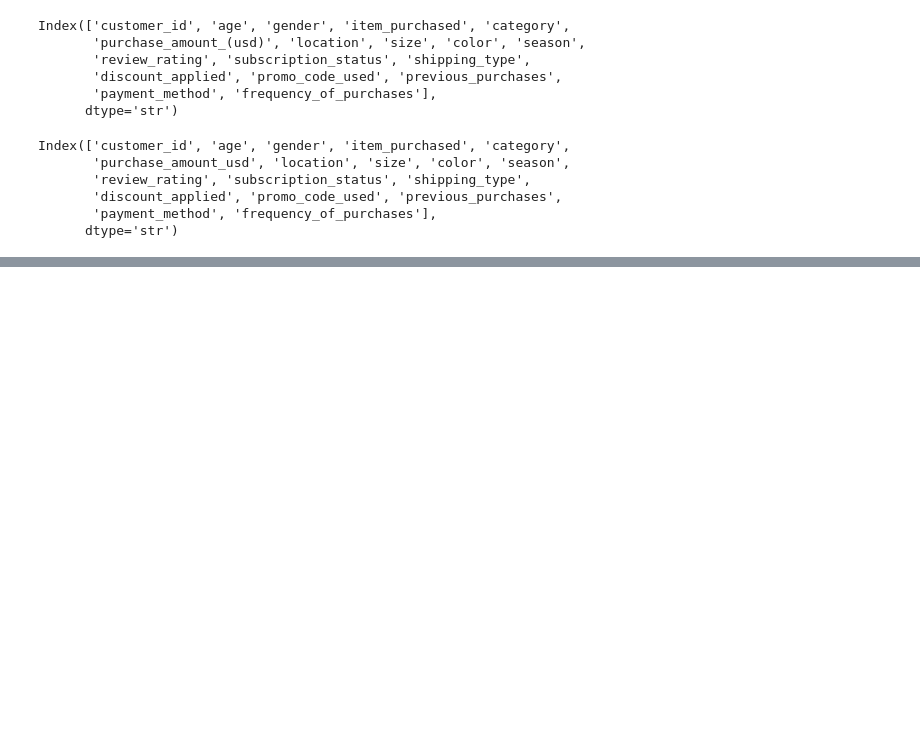
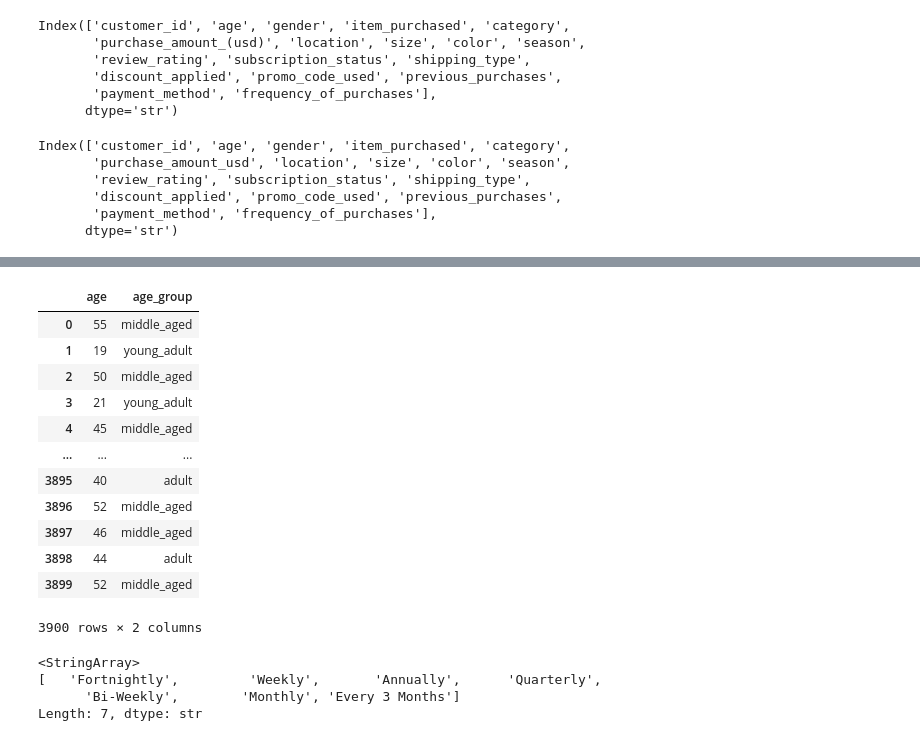
Before and after one commit to lovebabu1122/customer_shopping_behaviour_project, a Jupyter notebook: Customer_shopping_behaviour.ipynb, the cells around one changed output, grey strips where cells are left out. Cells and saved outputs as stored; diff of their text form; code cells hidden in the pictures; blank space fills up the shorter version.

```diff
--- a/Customer_shopping_behaviour.ipynb
+++ b/Customer_shopping_behaviour.ipynb
@@ -150,0 +215,23 @@ Index(['customer_id', 'age', 'gender', 'item_purchased', 'category',
+# %%
+df[['age','age_group']]
+# %% [output]
+|  | age | age_group |
+| 0 | 55 | middle_aged |
+| 1 | 19 | young_adult |
+| 2 | 50 | middle_aged |
+| 3 | 21 | young_adult |
+| 4 | 45 | middle_aged |
+| ... | ... | ... |
+| 3895 | 40 | adult |
+| 3896 | 52 | middle_aged |
+| 3897 | 46 | middle_aged |
+| 3898 | 44 | adult |
+| 3899 | 52 | middle_aged |
+3900 rows × 2 columns
+# %%
+df['frequency_of_purchases'].unique()
+# %% [output]
+<StringArray>
+[   'Fortnightly',         'Weekly',       'Annually',      'Quarterly',
+      'Bi-Weekly',        'Monthly', 'Every 3 Months']
+Length: 7, dtype: str
```
Also changed, not shown: parts of 7 cells of this notebook.
